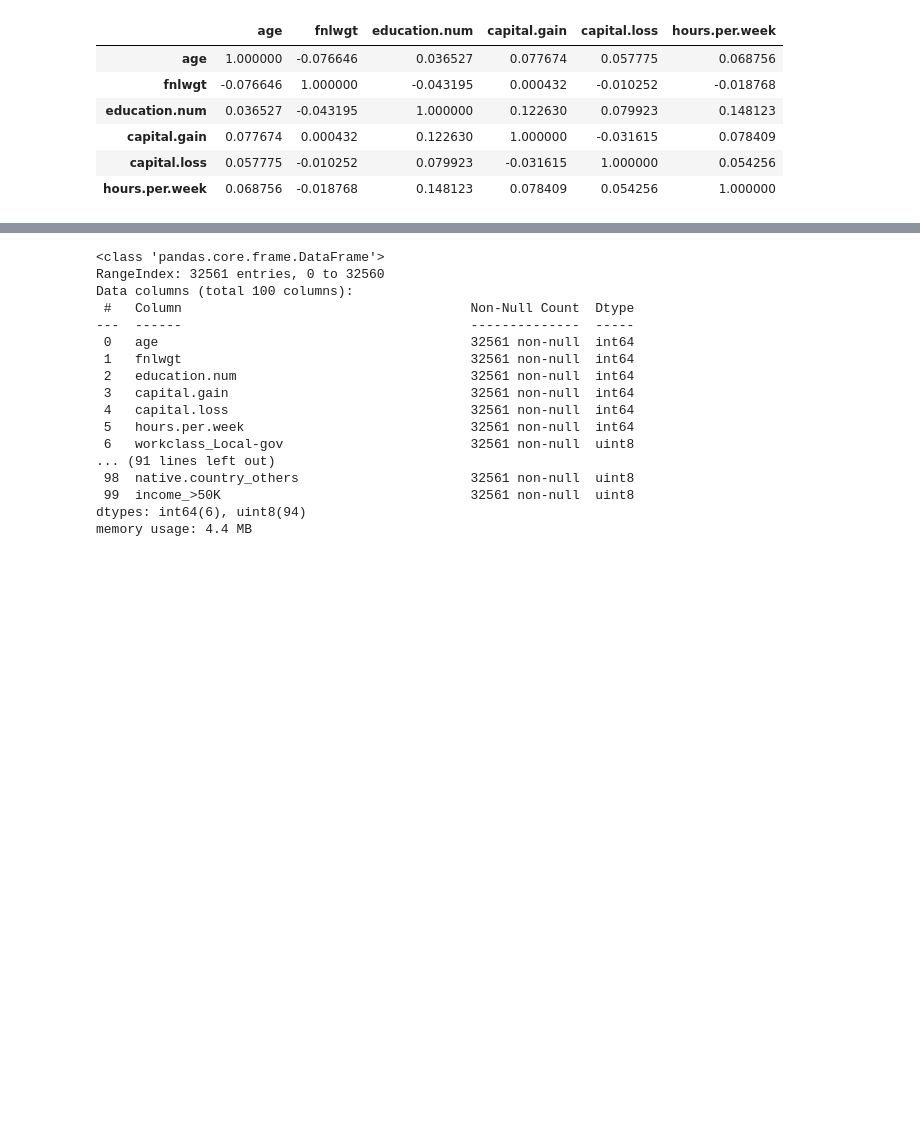
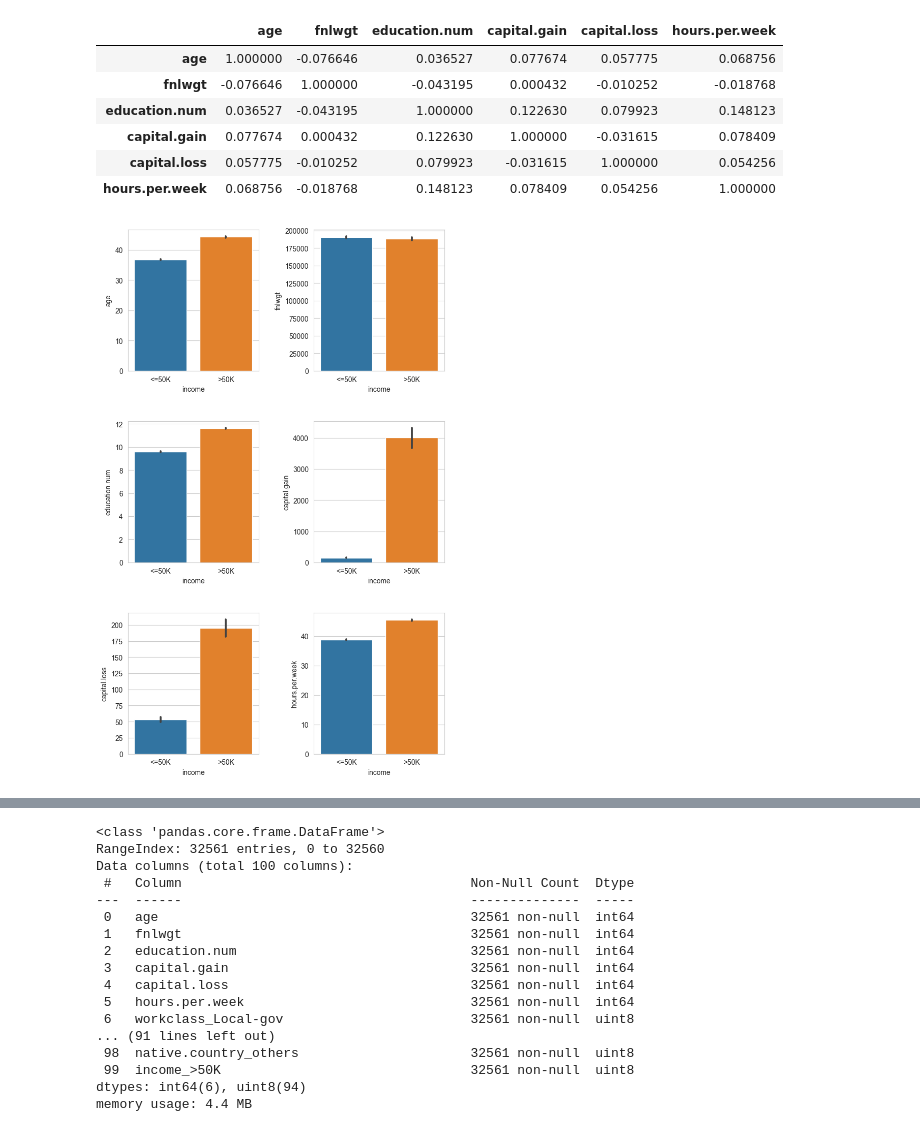
Before and after one commit to OmerSav/AdultCensusIncomeClassification, a Jupyter notebook: notebooks/0.1-os-exploratory-data-analysis.ipynb, the cells around one changed output, grey strips where cells are left out. Saved outputs shown, nothing was run; the diff lists cells and outputs as text; code cells hidden in the pictures; blank space fills up the shorter version.

```diff
--- a/notebooks/0.1-os-exploratory-data-analysis.ipynb
+++ b/notebooks/0.1-os-exploratory-data-analysis.ipynb
@@ -244,3 +256,12 @@ df.corr()
 | capital.gain | 0.077674 | 0.000432 | 0.122630 | 1.000000 | -0.031615 | 0.078409 |
 | capital.loss | 0.057775 | -0.010252 | 0.079923 | -0.031615 | 1.000000 | 0.054256 |
 | hours.per.week | 0.068756 | -0.018768 | 0.148123 | 0.078409 | 0.054256 | 1.000000 |
+# %%
+cont_cols = df.select_dtypes(exclude='object').columns
+fig, axs = plt.subplots(nrows=int((len(cont_cols) + 1) / 2), ncols=2,
+                        figsize=(8, 2 * (int(len(cont_cols) + 1 / 2))))
+fig.tight_layout(pad=5.0)
+for i, col in enumerate(cont_cols):
+    sns.barplot(data=df, x='income', y=col, ax=axs[i // 2][i % 2])
+# %% [output]
+[figure, added]
```
Also changed, not shown: parts of 3 cells of this notebook, 2 other files.
